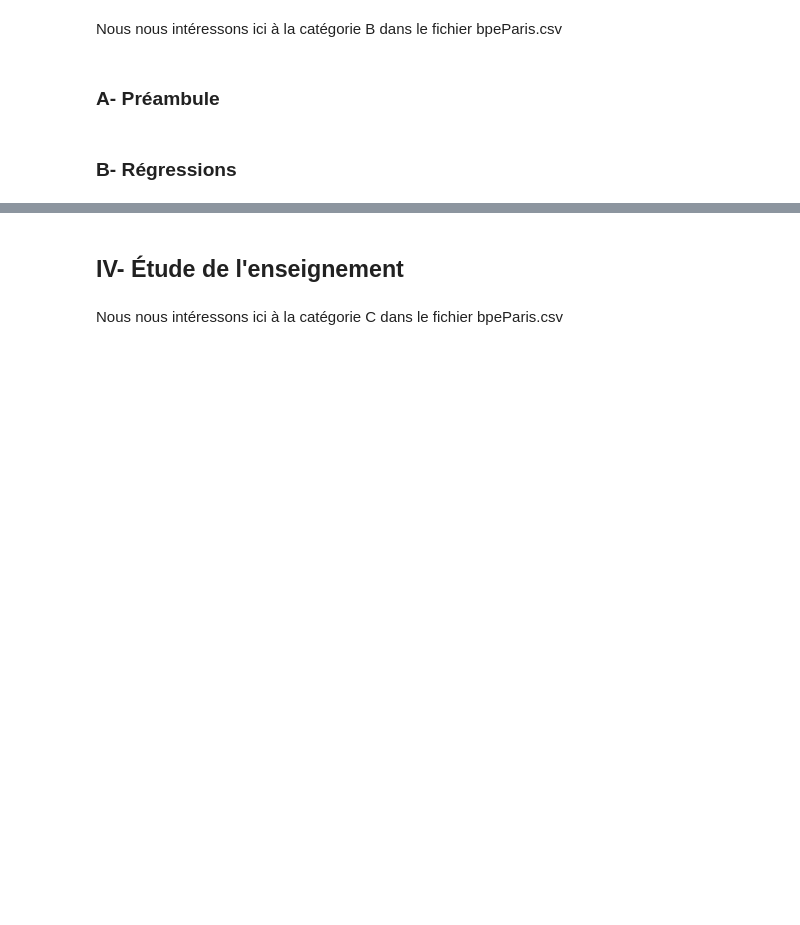
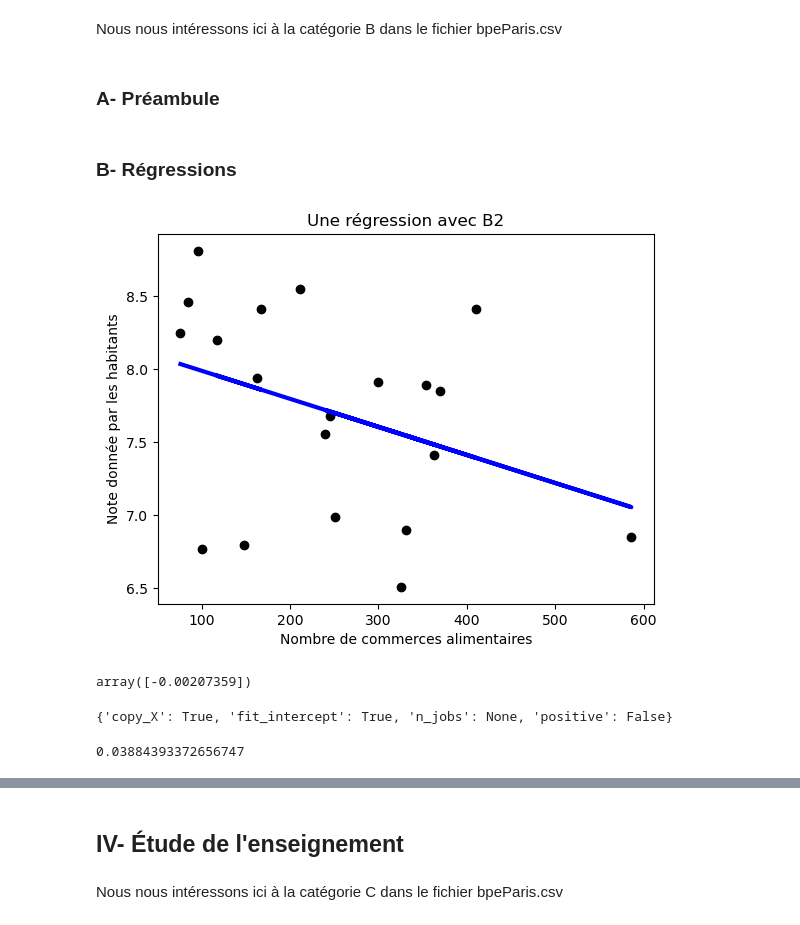
Before and after one commit to solenemoro/Projet_Python_2AENSAE, a Jupyter notebook: Equipements.ipynb, the cells around one changed output, grey strips where cells are left out. Drawn from its saved outputs; the diff is of its cells as text; code cells hidden in the pictures; blank space fills up the shorter version.

```diff
--- a/Equipements.ipynb
+++ b/Equipements.ipynb
@@ -83,7 +86,7 @@ Nous nous intéressons ici à la catégorie B dans le fichier bpeParis.csv
 ### A- Préambule
 # %%
 dicType = {'BV2012': str, 'DCIRIS': str, 'DEP': str, 'DEPCOM': str, 'DOM': str, 'EPCI': str, 'SDOM': str}
-BPE = pd.read_csv('bpeParis.csv', sep=",", dtype = dicType)
+BPE = pd.read_csv('data/bpeParis.csv', sep=",", dtype = dicType)
 # %%
 # Number of "Grandes surfaces" (B1) by arrondissement
 
@@ -167,30 +170,24 @@ Commerces_precis.to_csv(path_or_buf = 'data/Commerces.csv', index = False)
 # %%
 # Reading the excel file containing the grades obtained by each arrondissement in varied fields
 # We only focus on the category 'Commerces'
-Notes_arr = pd.read_excel('Notes_arrondissements.xlsx', decimal = ",") # Inutile ?
-""" Inutile
+Notes_arr = pd.read_excel('Notes_arrondissements.xlsx', decimal = ",")
 notes = pd.Series(Notes_arr['Commerces'])
-notes = notes.str.replace(',', '.')
-"""
 notes = pd.Series.tolist(notes)
 
-Commerces = pd.read_csv('Commerces.csv')
+Commerces = pd.read_csv('data/Commerces.csv')
 # %%
 # Trying to make a regression with only B2
 listB2 = pd.DataFrame(dicB2.values())
 reg = LinearRegression().fit(listB2, notes)
 y_pred = reg.predict(listB2)
 
 plt.scatter(listB2, notes, color="black")
 plt.plot(listB2, y_pred, color="blue", linewidth=3)
 plt.xlabel('Nombre de commerces alimentaires')
 plt.ylabel('Note donnée par les habitants')
 plt.title('Une régression avec B2')
-"""
-plt.savefig('Régression_B2')
-plt.close()
-"""
-
 plt.show()
 
 # Not very satisfactory since y_pred is surprisingly decreasing
+# %% [output]
+[figure, added]
@@ -197,2 +204,13 @@ plt.show()
 # %%
-''' Problème actuel : couper en 2 échantillons aléatoires '''
+# The coefficients
+regB2.coef_
+# %% [output]
+array([-0.00207359])
+# %%
+regB2.get_params()
+# %% [output]
+{'copy_X': True, 'fit_intercept': True, 'n_jobs': None, 'positive': False}
+# %%
+regB2.score(X_testB2, y_testB2)
+# %% [output]
+0.03884393372656747
```
Also changed, not shown: parts of 12 cells of this notebook, 2 other files.
